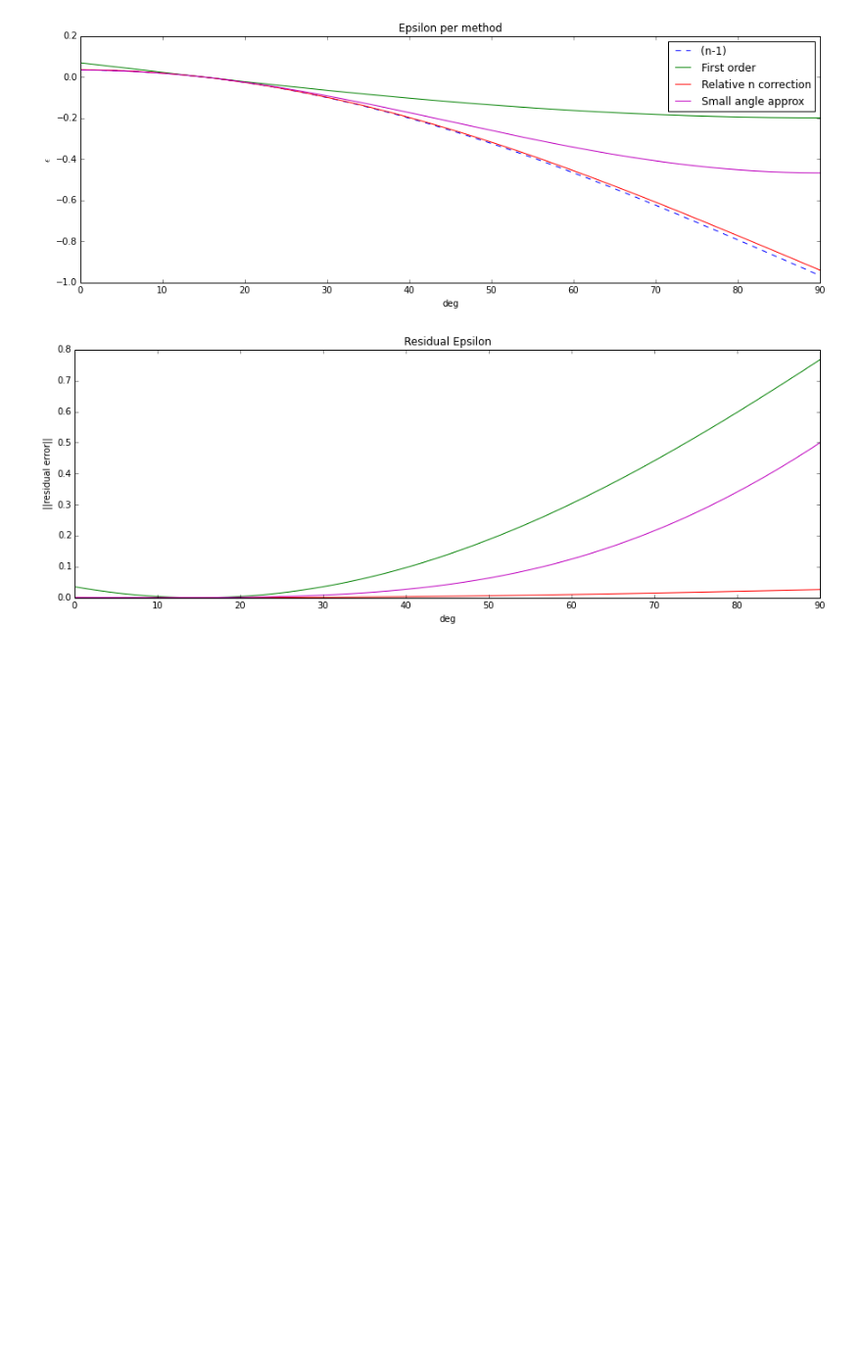
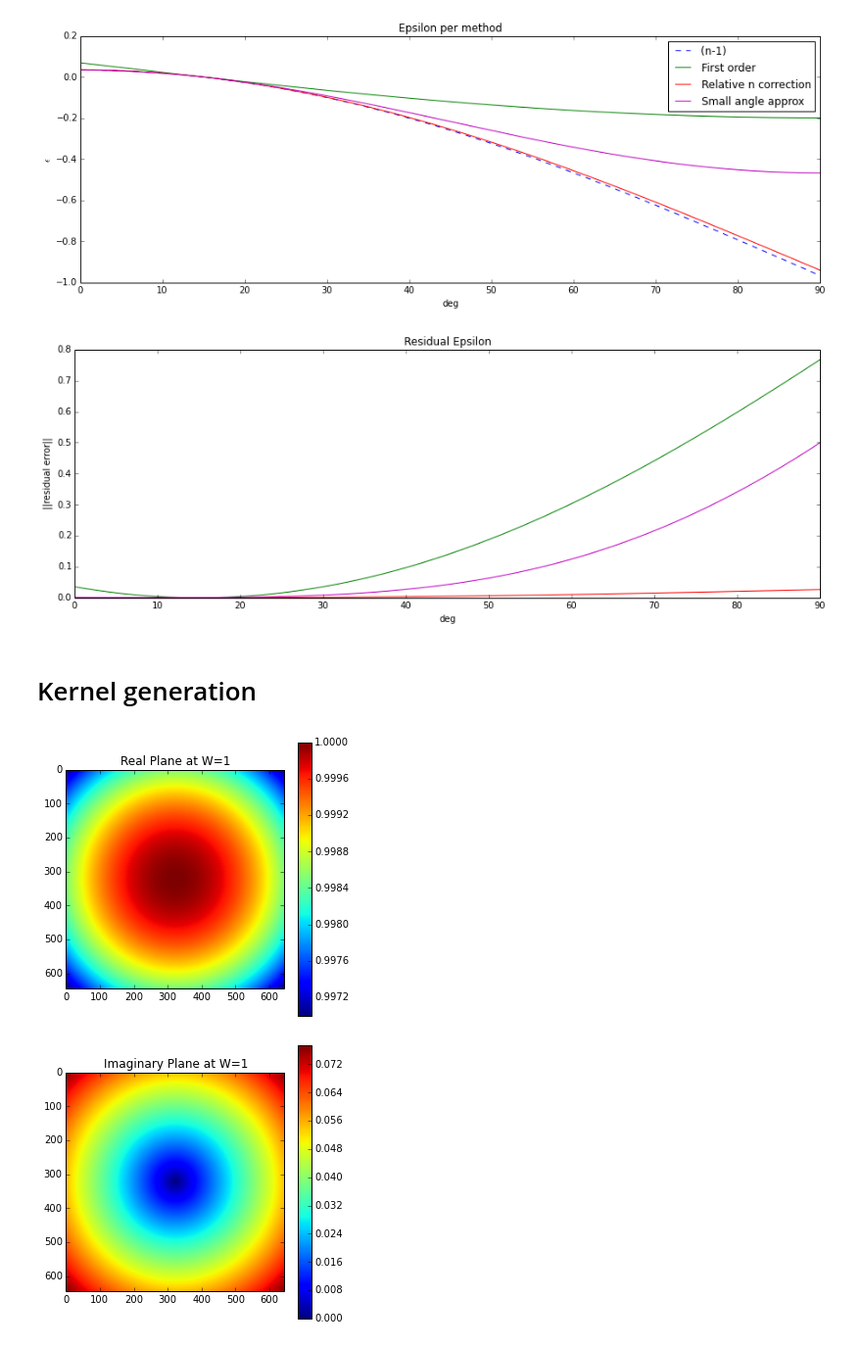
Before and after one commit to ratt-ru/bullseye, a Jupyter notebook: writing_and_wiki/notebooks/Convolution Kernels.ipynb, the cells around one changed output. Shown at 98% size. Saved outputs shown, nothing was run; the diff lists cells and outputs as text; code cells hidden in the pictures; blank space fills up the shorter version.

Commit message:
Added implementation notes on w kernel generation

```diff
--- a/writing_and_wiki/notebooks/Convolution Kernels.ipynb
+++ b/writing_and_wiki/notebooks/Convolution Kernels.ipynb
@@ -146,3 +147,44 @@ plt.show()
 # %% [output]
 [figure]
 [figure]
+# %% [markdown]
+# Kernel generation
+# %%
+'''
+image parameters
+'''
+npix_l = 3600
+npix_m = 3600
+celll = quantity(1,"arcsec").get_value("rad")
+cellm = quantity(1,"arcsec").get_value("rad")
+theta_max = npix_l * celll
+phi_max = npix_m * cellm
+'''
+kernel perameters
+'''
+sup = 20
+padded_full_support = (sup) * 2 + 1 + 2 #padding by oversample number of samples at both ends
+oversample = 15
+'''
+generate the filter over theta and phi where
+l = cos(theta)*cos(phi)
+m = sin(theta)*sin(phi)
+'''
+theta = np.linspace(0,theta_max,padded_full_support*oversample) - theta_max * 0.5
+phi = np.linspace(0,phi_max,padded_full_support*oversample) - phi_max * 0.5
+thetag,phig = np.meshgrid(theta,phi)
+n = np.sqrt(1-(np.cos(thetag)*np.cos(phig))**2-(np.sin(thetag)*np.sin(phig))**2)
+W_kernel_1 = np.exp(2*np.pi*1.0j*(n-1))
+
+plt.figure(figsize=(5, 5),dpi=300)
+plt.title("Real Plane at W=1")
+plt.imshow(np.real(W_kernel_1))
+plt.colorbar()
+plt.figure(figsize=(5, 5),dpi=300)
+plt.title("Imaginary Plane at W=1")
+plt.imshow(np.imag(W_kernel_1))
+plt.colorbar()
+plt.show()
+# %% [output]
+[figure, added]
+[figure, added]
```
Also changed, not shown: parts of 2 cells of this notebook.
